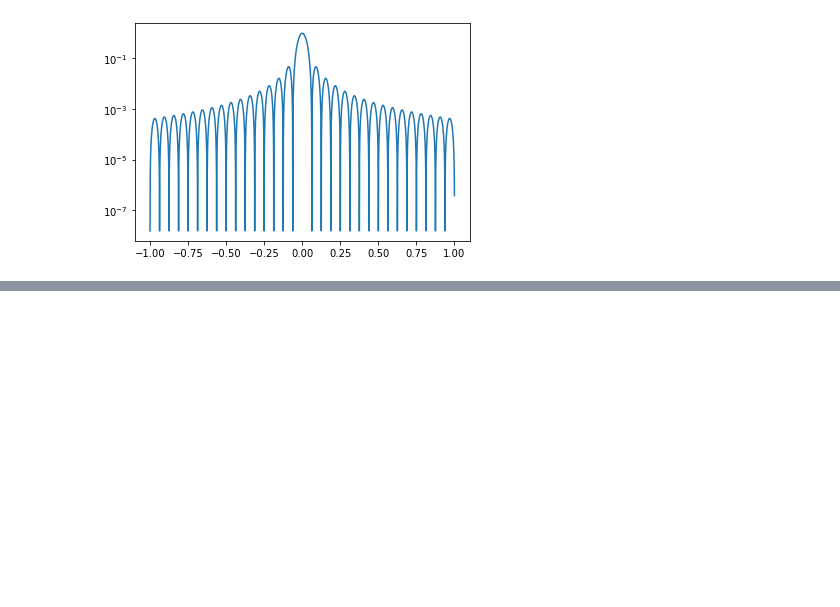
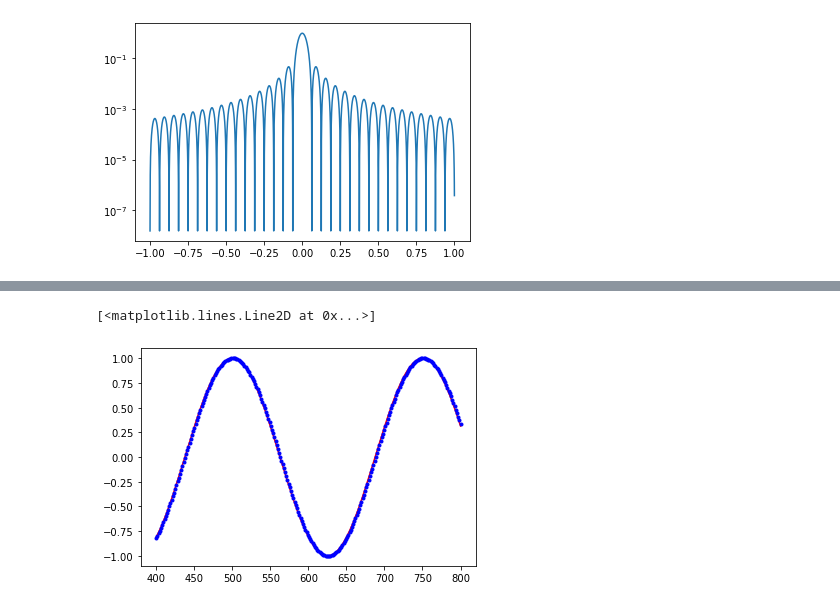
Before and after one commit to yukanak/radio1d, a Jupyter notebook: notebooks/play.ipynb, the cells around one changed output, grey strips where cells are left out. Cells and saved outputs as stored; diff of their text form; code cells hidden in the pictures; blank space fills up the shorter version.

```diff
--- a/notebooks/play.ipynb
+++ b/notebooks/play.ipynb
@@ -65,0 +91,8 @@ indices = (DoLams*Npad*2+0.5).astype(int)
+# %%
+#compare with analytics
+direct = np.cos(DDish/lams*2*np.pi*al)
+plt.plot(freqs,direct,'r-')
+plt.plot(freqs,uvplane[:,1],'b.')
+# %% [output]
+[<matplotlib.lines.Line2D at 0x...>]
+[figure, added]
```
Also changed, not shown: parts of 10 cells of this notebook.
